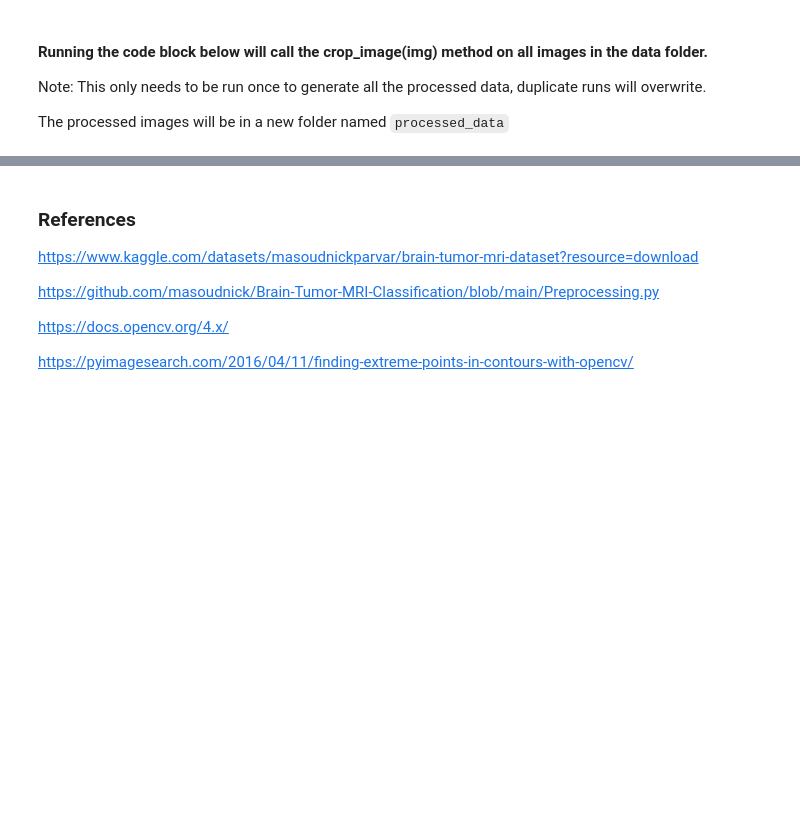
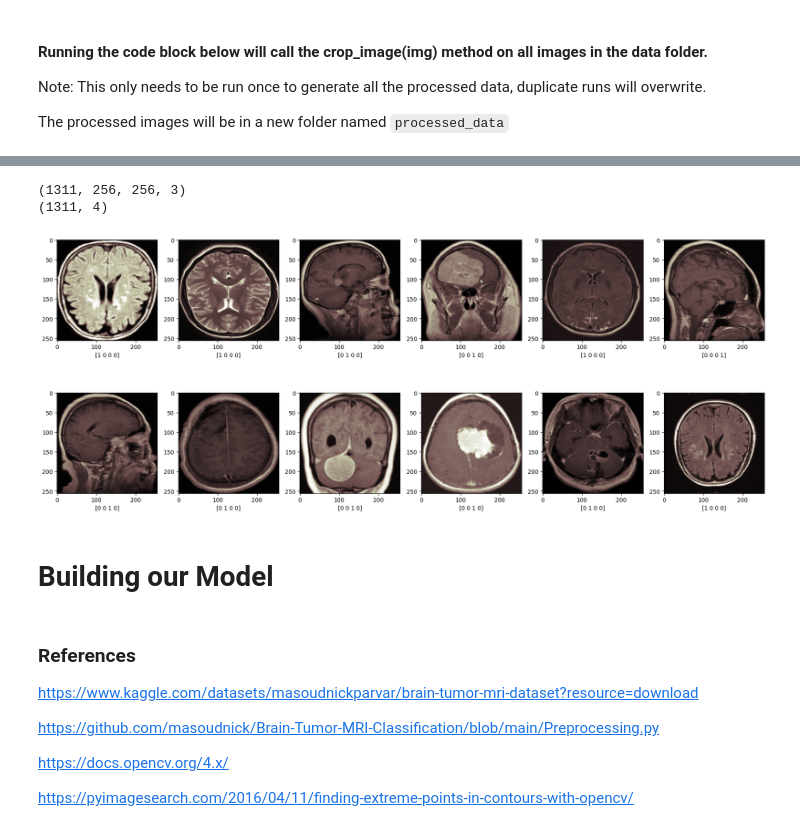
Before and after one commit to deliarm/Brain-Tumor-Classifier, a Jupyter notebook: main.ipynb, the cells around one changed output, grey strips where cells are left out. Cells and saved outputs as stored; diff of their text form; code cells hidden in the pictures; blank space fills up the shorter version.

Commit message:
ready to build model

```diff
--- a/main.ipynb
+++ b/main.ipynb
@@ -157,3 +178,56 @@ plt.show()
+# %%
+x_test=[]
+y_test=[]
+testing=sys.path[0]+"/processed_data/Testing"
+classes = ["notumor", "glioma", "meningioma", "pituitary"]
+
+for directory in os.listdir(testing):
+    if os.path.isfile(directory) or ".DS" in directory:
+        continue
+
+    current_dir = testing+"/"+directory
+    for file in os.listdir(current_dir):
+        if(file[0] =="."):
+            continue
+        image = cv2.imread(current_dir+"/"+file)
+        image = cv2.applyColorMap(image, cv2.COLORMAP_BONE)
+        x_test.append(image)
+
+        y_val = np.zeros(4,dtype=int)
+        y_val[classes.index(directory)] = 1
+        y_test.append(y_val)
+
+x_test = np.array(x_test) / 255
+y_test = np.array(y_test)
+
+print(x_test.shape)
+print(y_test.shape)
+# %% [output]
+(1311, 256, 256, 3)
+(1311, 4)
+# %%
+images = []
+labels = []
+
+random_indices = randint(0, x_test.shape[0], 12)
+for index in random_indices:
+    images.append(x_test[index])
+    labels.append(y_test[index])
+
+fig, axes = plt.subplots(2, 6, figsize = (18, 8))
+axes2 = axes
+axes = axes.flatten()
+
+for img,label,axis in zip(images,labels,axes):
+    axis.imshow(img)
+    axis.set_xlabel(label)
+
+plt.tight_layout()
+plt.show()
+# %% [output]
+[figure, added]
+# %% [markdown]
+# Building our Model
 # %% [markdown]
 ### References
 https://www.kaggle.com/datasets/masoudnickparvar/brain-tumor-mri-dataset?resource=download
```
Also changed, not shown: parts of 7 cells of this notebook, 1 other file.
